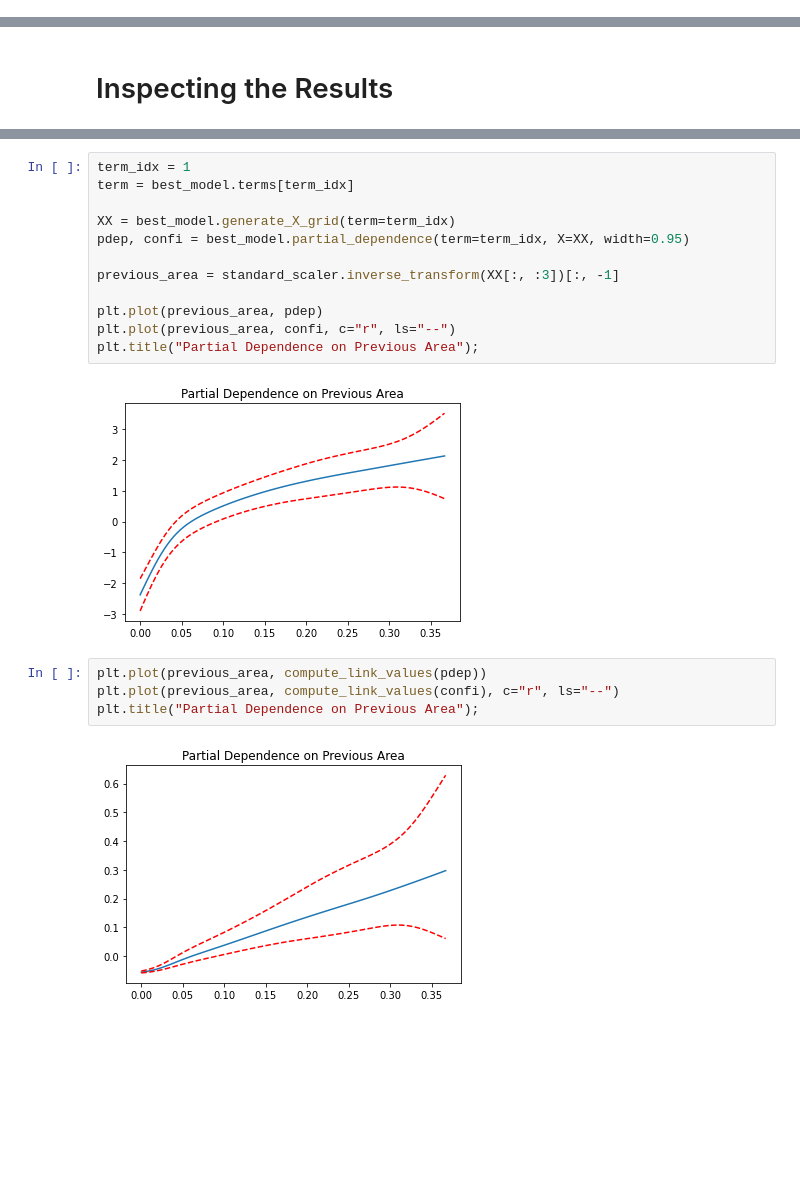
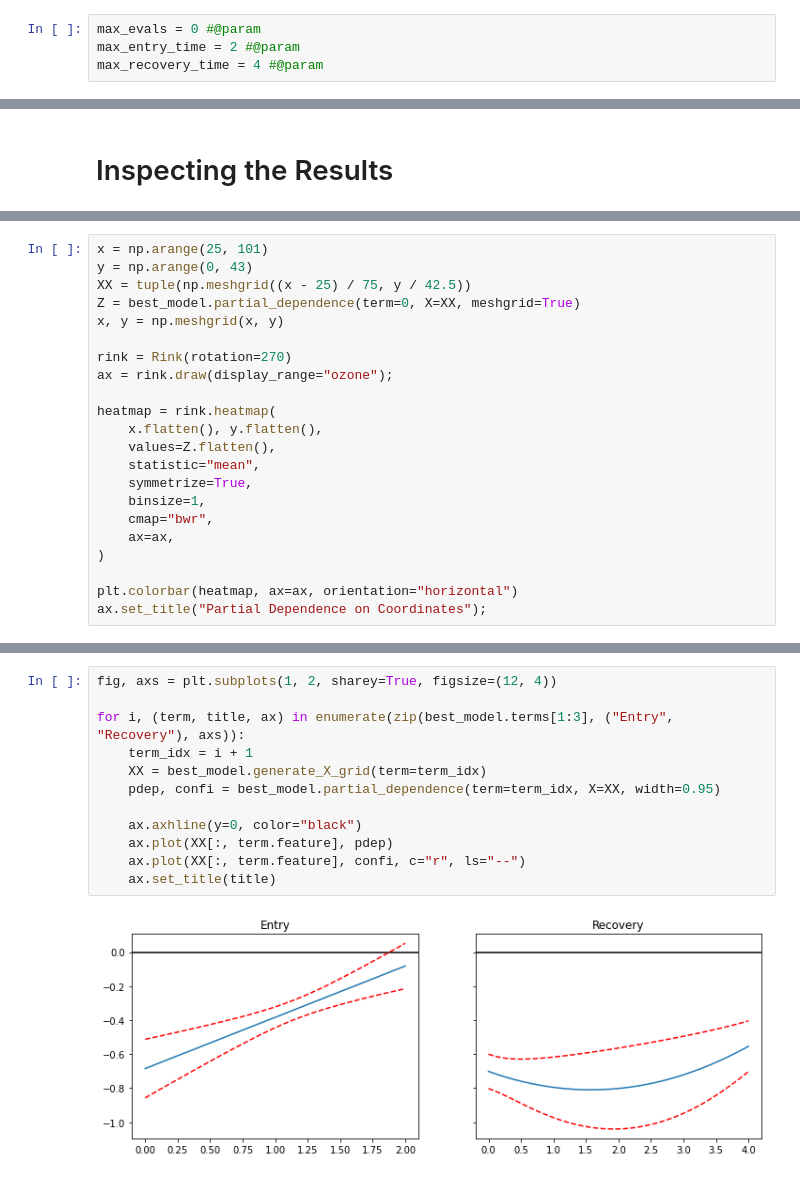
Before and after one commit to VKarpick/powerplay, a Jupyter notebook: powerplay_gam.ipynb, the cells around one changed output, grey strips where cells are left out. Saved outputs shown, nothing was run; the diff lists cells and outputs as text; blank space fills up the shorter version.

```diff
--- a/powerplay_gam.ipynb
+++ b/powerplay_gam.ipynb
@@ -60,0 +119,4 @@ target = coords_df.available_pct
+# %%
+max_evals = 0 #@param
+max_entry_time = 2 #@param
+max_recovery_time = 4 #@param
@@ -244,0 +312,22 @@ intercept, intercept_link
+# %%
+x = np.arange(25, 101)
+y = np.arange(0, 43)
+XX = tuple(np.meshgrid((x - 25) / 75, y / 42.5))
+Z = best_model.partial_dependence(term=0, X=XX, meshgrid=True)
+x, y = np.meshgrid(x, y)
+
+rink = Rink(rotation=270)
+ax = rink.draw(display_range="ozone");
+
+heatmap = rink.heatmap(
+    x.flatten(), y.flatten(),
+    values=Z.flatten(),
+    statistic="mean",
+    symmetrize=True,
+    binsize=1,
+    cmap="bwr",
+    ax=ax,
+)
+
+plt.colorbar(heatmap, ax=ax, orientation="horizontal")
+ax.set_title("Partial Dependence on Coordinates");
@@ -245,20 +336,14 @@ intercept, intercept_link
 # %%
-term_idx = 1
-term = best_model.terms[term_idx]
+fig, axs = plt.subplots(1, 2, sharey=True, figsize=(12, 4))
 
-XX = best_model.generate_X_grid(term=term_idx)
-pdep, confi = best_model.partial_dependence(term=term_idx, X=XX, width=0.95)
+for i, (term, title, ax) in enumerate(zip(best_model.terms[1:3], ("Entry", "Recovery"), axs)):
+    term_idx = i + 1
+    XX = best_model.generate_X_grid(term=term_idx)
+    pdep, confi = best_model.partial_dependence(term=term_idx, X=XX, width=0.95)
 
-previous_area = standard_scaler.inverse_transform(XX[:, :3])[:, -1]
-
-plt.plot(previous_area, pdep)
-plt.plot(previous_area, confi, c="r", ls="--")
-plt.title("Partial Dependence on Previous Area");
+    ax.axhline(y=0, color="black")
+    ax.plot(XX[:, term.feature], pdep)
+    ax.plot(XX[:, term.feature], confi, c="r", ls="--")
+    ax.set_title(title)
 # %% [output]
-[figure, old version]
+[figure, new version]
-# %%
-plt.plot(previous_area, compute_link_values(pdep))
-plt.plot(previous_area, compute_link_values(confi), c="r", ls="--")
-plt.title("Partial Dependence on Previous Area");
-# %% [output]
-[figure, removed]
```
Also changed, not shown: parts of 38 cells of this notebook.
